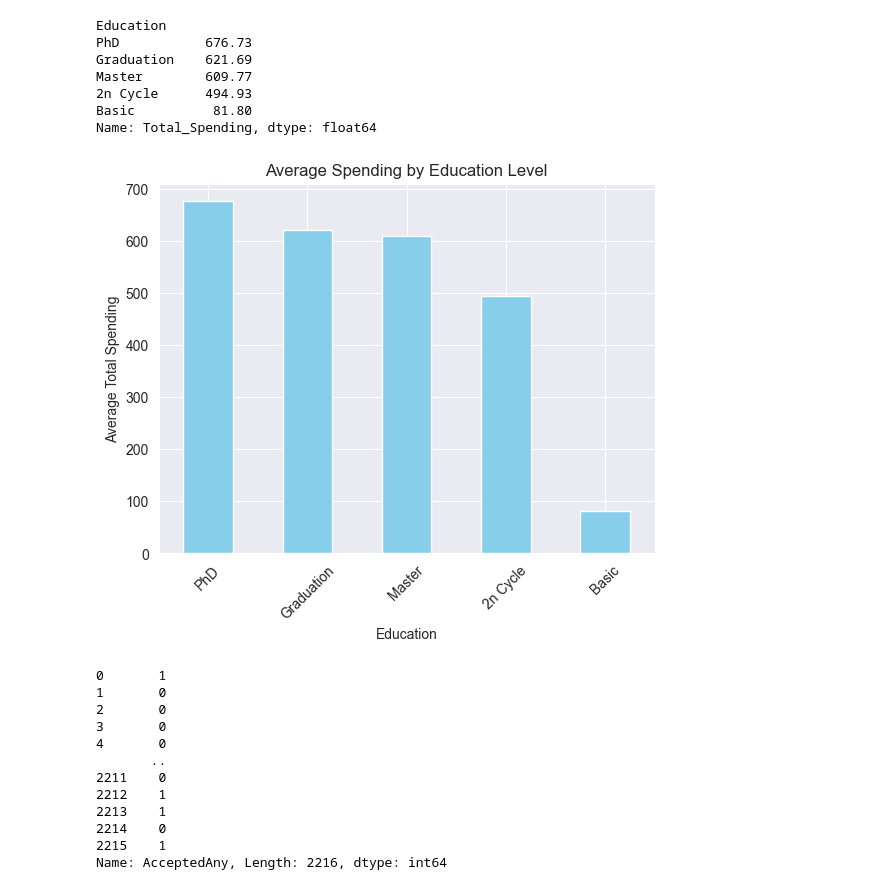
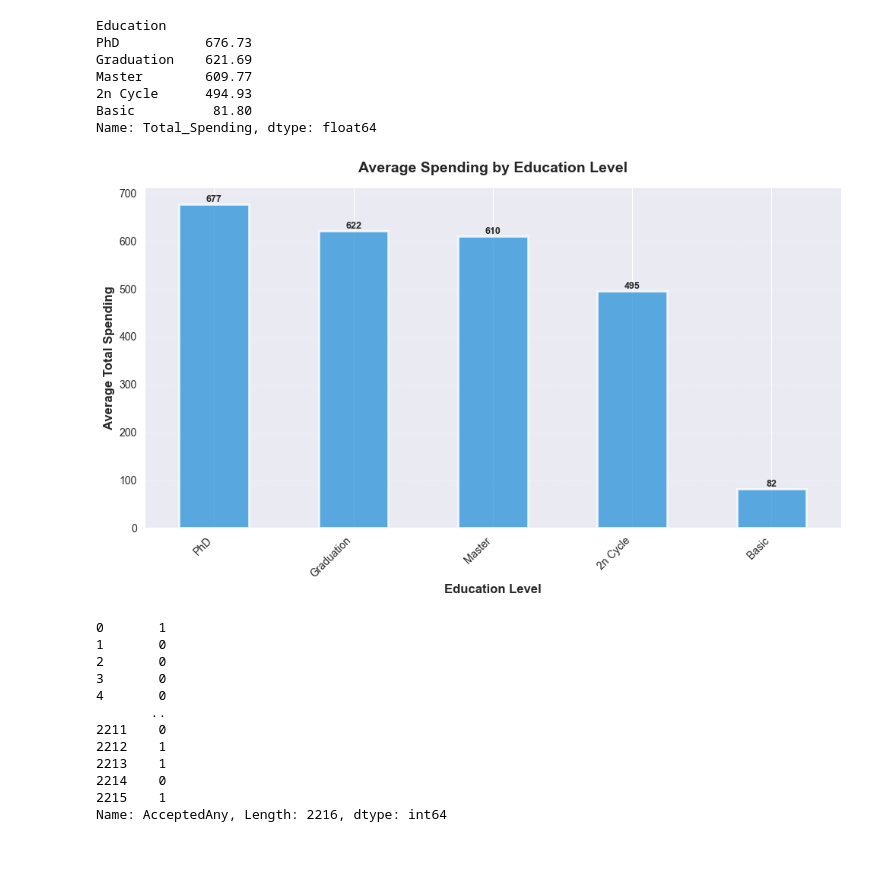
Before and after one commit to MateuszGruntkowski/Customer-Segmentation, a Jupyter notebook: data_analysis.ipynb, the cells around one changed output. Cells and saved outputs as stored; diff of their text form; code cells hidden in the pictures; blank space fills up the shorter version.

```diff
--- a/data_analysis.ipynb
+++ b/data_analysis.ipynb
@@ -92,13 +169,29 @@ Master        609.77
 Basic          81.80
 Name: Total_Spending, dtype: float64
 # %%
-group1.plot(kind="bar", color="skyblue")
-plt.title("Average Spending by Education Level")
-plt.ylabel("Average Total Spending")
-plt.xticks(rotation=45)
+fig, ax = plt.subplots(figsize=(10, 6))
+fig.patch.set_facecolor('white')
+
+group1.plot(kind="bar", color='#3498db', edgecolor='white',
+            linewidth=2, alpha=0.8, ax=ax)
+
+plt.title("Average Spending by Education Level", fontsize=14, fontweight='bold', pad=15)
+plt.xlabel("Education Level", fontsize=12, fontweight='bold')
+plt.ylabel("Average Total Spending", fontsize=12, fontweight='bold')
+plt.xticks(rotation=45, ha='right')
+plt.grid(axis='y', alpha=0.3, linestyle='--', linewidth=0.7)
+ax.set_axisbelow(True)
+
+ax.spines['top'].set_visible(False)
+ax.spines['right'].set_visible(False)
+
+for container in ax.containers:
+    ax.bar_label(container, fmt='%.0f', fontsize=9, fontweight='bold')
+
+plt.tight_layout()
 plt.show()
 # %% [output]
-[figure, old version]
+[figure, new version]
 # %%
 df["AcceptedAny"] = df[["AcceptedCmp1", "AcceptedCmp2", "AcceptedCmp3", "AcceptedCmp4", "AcceptedCmp5", "Response"]].sum(axis=1)
 df["AcceptedAny"]
```
Also changed, not shown: parts of 7 cells of this notebook.
